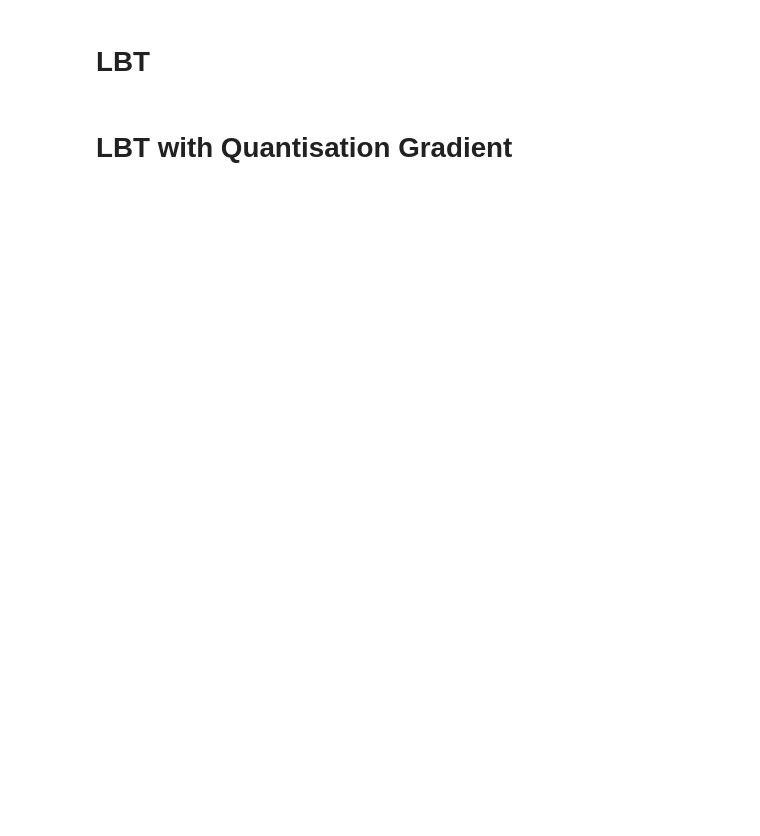
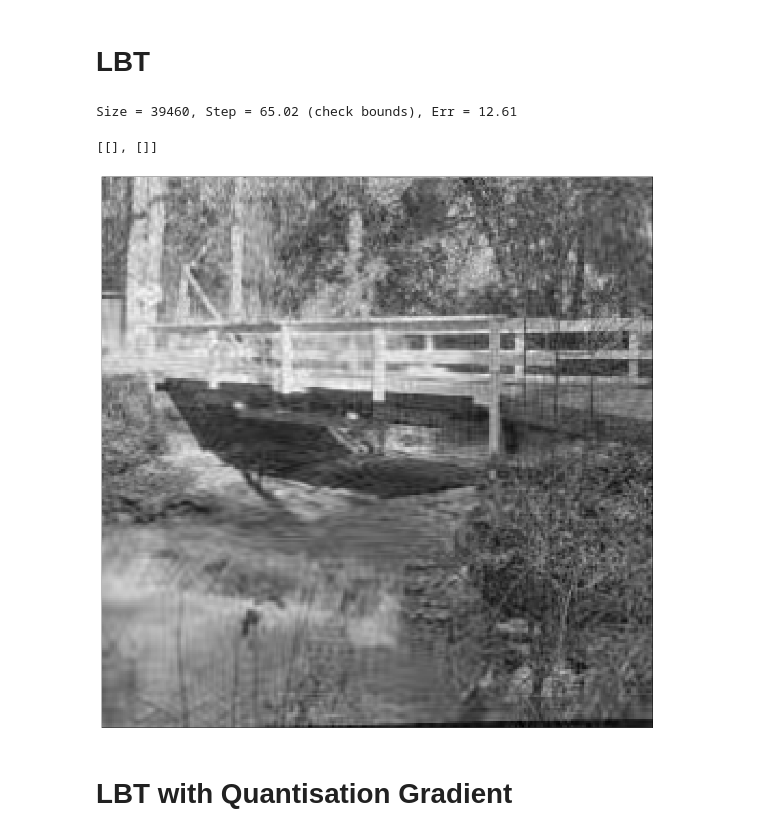
Before and after one commit to TobyBoyne/cued_sf2_lab, a Jupyter notebook: 13-analysis.ipynb, the cells around one changed output. Drawn from its saved outputs; the diff is of its cells as text; code cells hidden in the pictures; blank space fills up the shorter version.

```diff
--- a/13-analysis.ipynb
+++ b/13-analysis.ipynb
@@ -128,23 +148,27 @@ ax.set(yticks=[], xticks=[])
 # %%
 M = 16
 
-scheme = LBTCompression(s=1.3, N=16)
+scheme = LBTCompression(s=1.3, N=M)
 
 fig, ax = plt.subplots(figsize=(20, 20))
 
 Y = scheme.compress(image)
 (vlc, hufftab), qs = scheme.opt_encode(Y, size_lim=size_lim, M=M)
 header = (hufftab, qs)
 
 Y = scheme.decode(vlc, qstep=header[1], M=M, hufftab=header[0])
 Z = scheme.decompress(Y)
 
 plot_image(Z, ax=ax)
 print(f'Size = {vlc[:, 1].sum()}, Step = {qs:.4} (check bounds), Err = {np.std(Z - image):.4}')
 
 ax.set(yticks=[], xticks=[])
 
 # fig.savefig("figs/l_lbt_opthuff.pdf")
+# %% [output]
+Size = 39460, Step = 65.02 (check bounds), Err = 12.61
+[[], []]
+[figure, added]
 # %% [markdown]
 <h1>LBT with Quantisation Gradient</h1>
 # %%
```
Also changed, not shown: parts of 10 cells of this notebook, 1 other file.
